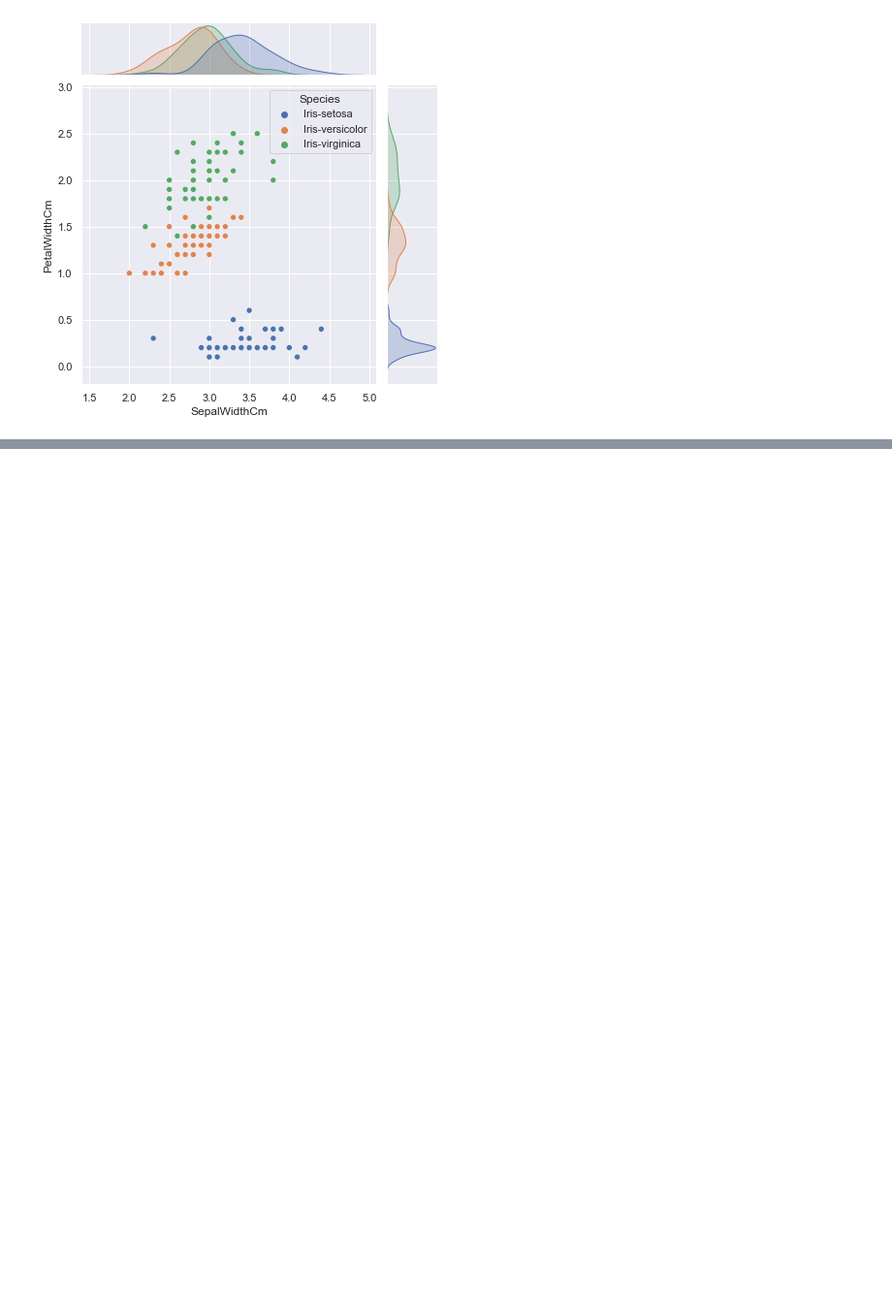
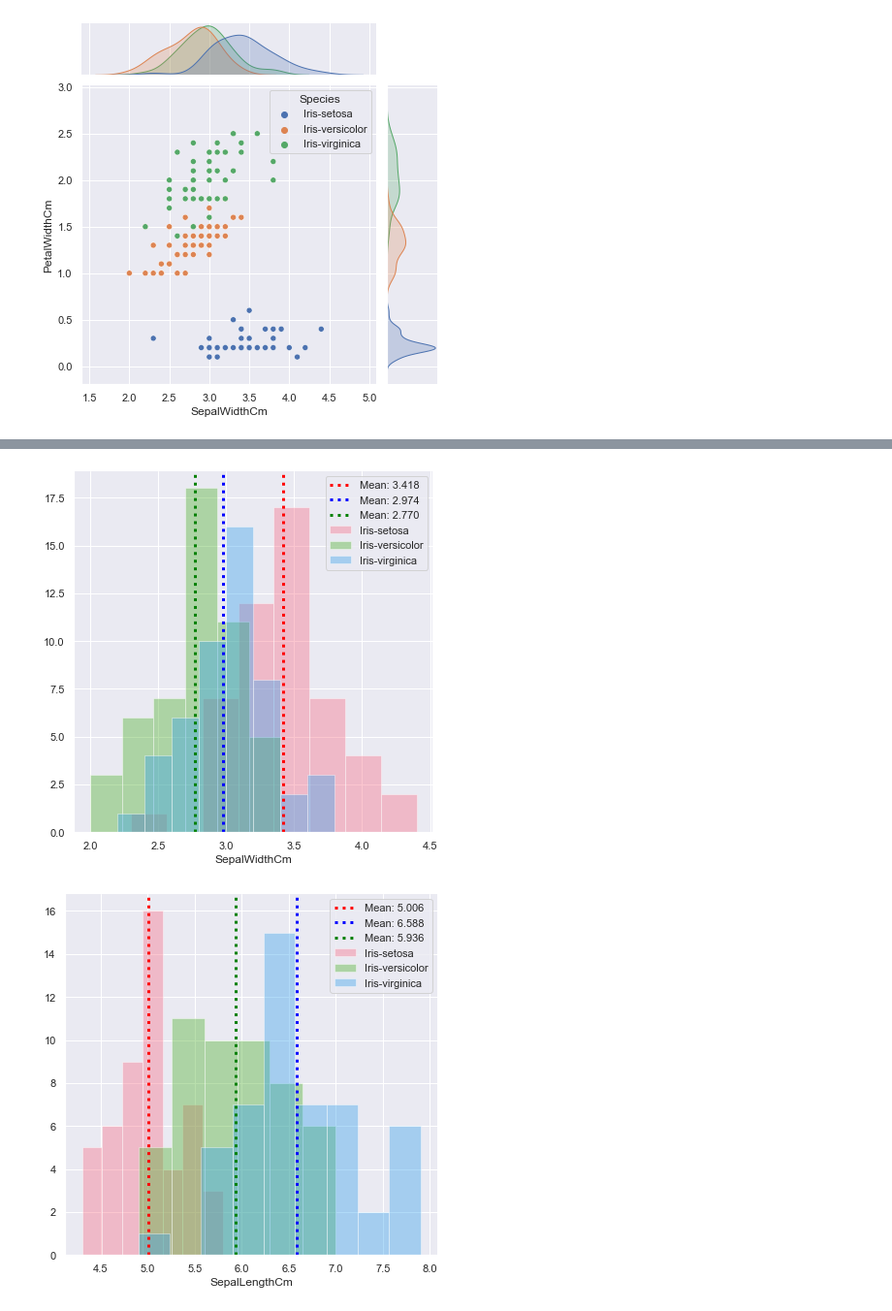
Before and after one commit to arkaprabha10/Machine-Learning, a Jupyter notebook: Lab 3/q2_3.ipynb, the cells around one changed output, grey strips where cells are left out. Shown at 97% size. Drawn from its saved outputs; the diff is of its cells as text; code cells hidden in the pictures; blank space fills up the shorter version.

Commit message:
add mean graph

```diff
--- a/Lab 3/q2_3.ipynb
+++ b/Lab 3/q2_3.ipynb
@@ -31,6 +31,7 @@ net size =  (150, 6)
 | 9 | 10 | 4.9 | 3.1 | 1.5 | 0.1 | Iris-setosa |
 # %%
 print(df[df['Species']=='Iris-setosa'].describe())
+setosa_df = df[df['Species']=='Iris-setosa']
 # %% [output]
              Id  SepalLengthCm  SepalWidthCm  PetalLengthCm  PetalWidthCm
 count  50.00000       50.00000     50.000000      50.000000      50.00000
@@ -43,6 +44,7 @@ min     1.00000        4.30000      2.300000       1.000000       0.10000
 max    50.00000        5.80000      4.400000       1.900000       0.60000
 # %%
 print(df[df['Species']=='Iris-versicolor'].describe())
+versicolor_df = df[df['Species']=='Iris-versicolor']
 # %% [output]
               Id  SepalLengthCm  SepalWidthCm  PetalLengthCm  PetalWidthCm
 count   50.00000      50.000000     50.000000      50.000000     50.000000
@@ -55,7 +57,7 @@ min     51.00000       4.900000      2.000000       3.000000      1.000000
 max    100.00000       7.000000      3.400000       5.100000      1.800000
 # %%
 print(df[df['Species']=='Iris-virginica'].describe())
-print(df[df['Species']=='Iris-virginica'].describe().mean())
+virginica_df = df[df['Species']=='Iris-virginica']
 # %% [output]
               Id  SepalLengthCm  SepalWidthCm  PetalLengthCm  PetalWidthCm
 count   50.00000       50.00000     50.000000      50.000000      50.00000
@@ -150,0 +127,37 @@ print()
+# %%
+sns.FacetGrid(df, hue="Species", palette="husl", size=6).map(sns.distplot, "SepalWidthCm",kde=False)
+plt.axvline(setosa_df['SepalWidthCm'].mean(), color='red', linestyle=':', linewidth=3, label = "Mean: {:.3f}".format(setosa_df['SepalWidthCm'].mean()))
+plt.axvline(virginica_df['SepalWidthCm'].mean(), color='blue', linestyle=':', linewidth=3, label = "Mean: {:.3f}".format(virginica_df['SepalWidthCm'].mean()))
+plt.axvline(versicolor_df['SepalWidthCm'].mean(), color='green', linestyle=':', linewidth=3, label = "Mean: {:.3f}".format(versicolor_df['SepalWidthCm'].mean()))
+plt.legend()
+plt.show()
+
+print()
+sns.FacetGrid(df, hue="Species", palette="husl", size=6).map(sns.distplot, "SepalLengthCm",kde=False)
+plt.axvline(setosa_df['SepalLengthCm'].mean(), color='red', linestyle=':', linewidth=3, label = "Mean: {:.3f}".format(setosa_df['SepalLengthCm'].mean()))
+plt.axvline(virginica_df['SepalLengthCm'].mean(), color='blue', linestyle=':', linewidth=3, label = "Mean: {:.3f}".format(virginica_df['SepalLengthCm'].mean()))
+plt.axvline(versicolor_df['SepalLengthCm'].mean(), color='green', linestyle=':', linewidth=3, label = "Mean: {:.3f}".format(versicolor_df['SepalLengthCm'].mean()))
+plt.legend()
+plt.show()
+
+print()
+sns.FacetGrid(df, hue="Species", palette="husl", size=6).map(sns.distplot, "PetalWidthCm",kde=False)
+plt.axvline(setosa_df['PetalWidthCm'].mean(), color='red', linestyle=':', linewidth=3, label = "Mean: {:.3f}".format(setosa_df['PetalWidthCm'].mean()))
+plt.axvline(virginica_df['PetalWidthCm'].mean(), color='blue', linestyle=':', linewidth=3, label = "Mean: {:.3f}".format(virginica_df['PetalWidthCm'].mean()))
+plt.axvline(versicolor_df['PetalWidthCm'].mean(), color='green', linestyle=':', linewidth=3, label = "Mean: {:.3f}".format(versicolor_df['PetalWidthCm'].mean()))
+plt.legend()
+plt.show()
+
+print()
+sns.FacetGrid(df, hue="Species", palette="husl", size=6).map(sns.distplot, "PetalLengthCm",kde=False)
+plt.axvline(setosa_df['PetalLengthCm'].mean(), color='red', linestyle=':', linewidth=3, label = "Mean: {:.3f}".format(setosa_df['PetalLengthCm'].mean()))
+plt.axvline(virginica_df['PetalLengthCm'].mean(), color='blue', linestyle=':', linewidth=3, label = "Mean: {:.3f}".format(virginica_df['PetalLengthCm'].mean()))
+plt.axvline(versicolor_df['PetalLengthCm'].mean(), color='green', linestyle=':', linewidth=3, label = "Mean: {:.3f}".format(versicolor_df['PetalLengthCm'].mean()))
+plt.legend()
+plt.show()
+print()
+# sns.FacetGrid(df, hue="Species", palette="husl", size=6).map(plt.hist, "PetalLengthCm").add_legend()
+# plt.show()
+# %% [output]
+[figure, added]
+[figure, added]
```
Also changed, not shown: parts of 9 cells of this notebook.
